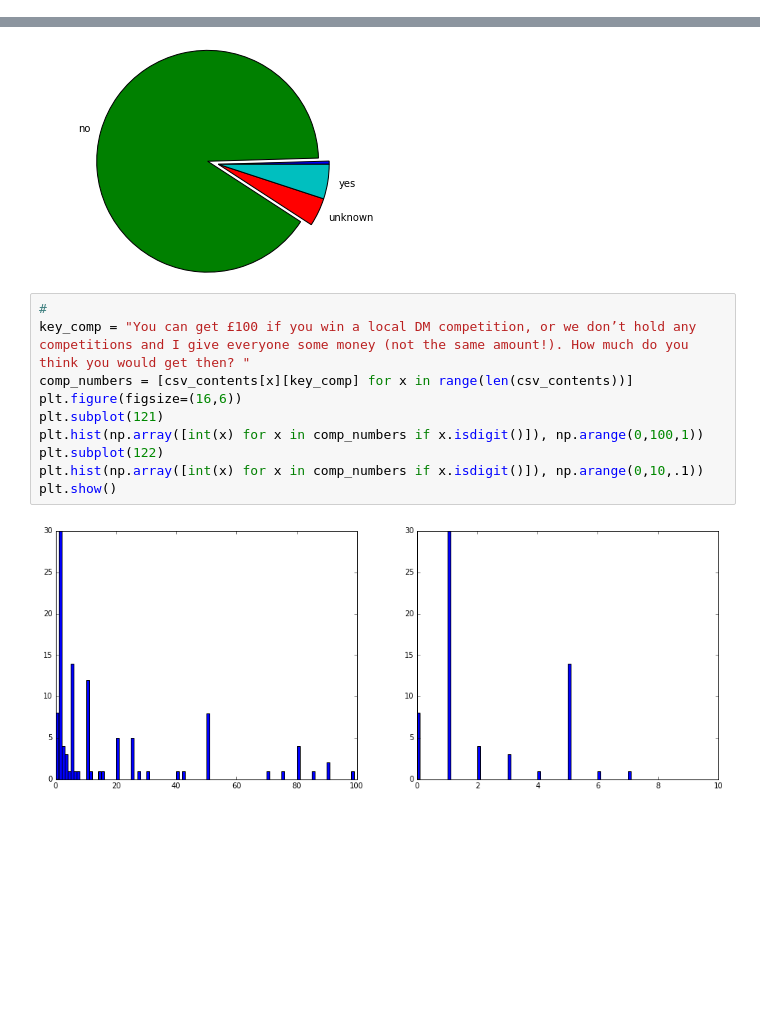
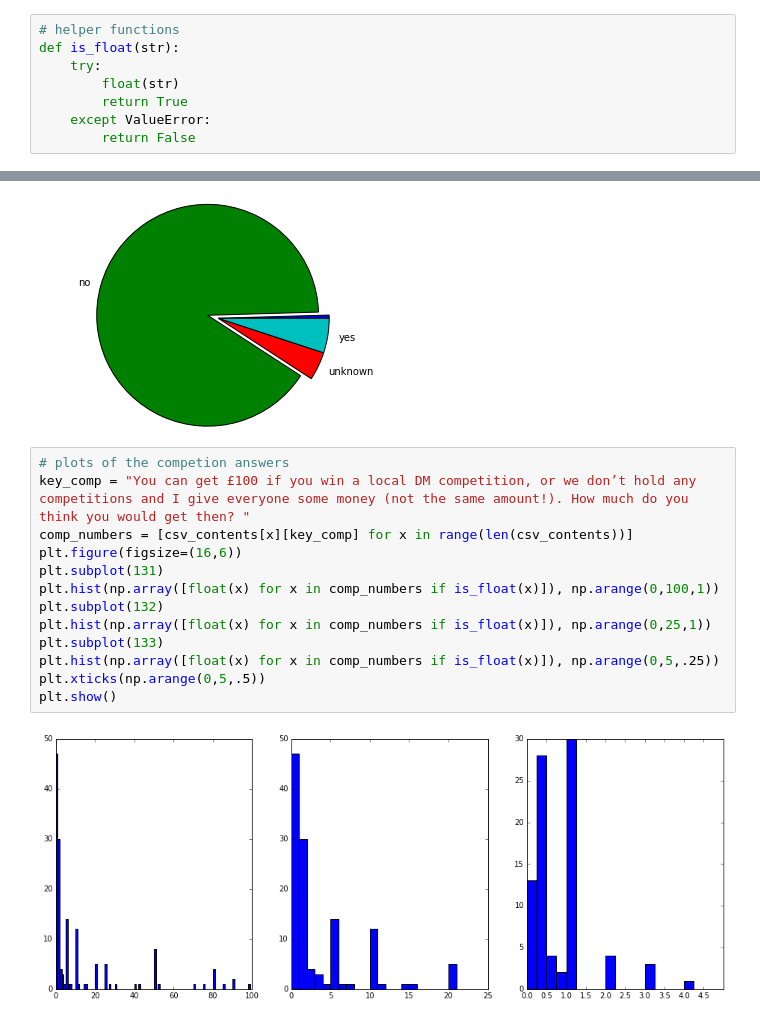
Before and after one commit to PimDijt/DMT, a Jupyter notebook: assignments/assignment1/ass1_rick.ipynb, the cells around one changed output, grey strips where cells are left out. Saved outputs shown, nothing was run; the diff lists cells and outputs as text; blank space fills up the shorter version.

Commit message:
newest plots

```diff
--- a/assignments/assignment1/ass1_rick.ipynb
+++ b/assignments/assignment1/ass1_rick.ipynb
@@ -1,3 +5,11 @@
+# %%
+# helper functions
+def is_float(str):
+    try:
+        float(str)
+        return True
+    except ValueError:
+        return False
 # %%
 import csv
 
@@ -57,14 +66,17 @@ plt.show()
 # %% [output]
 [figure]
 # %%
-#
+# plots of the competion answers
 key_comp = "You can get £100 if you win a local DM competition, or we don’t hold any competitions and I give everyone some money (not the same amount!). How much do you think you would get then? "
 comp_numbers = [csv_contents[x][key_comp] for x in range(len(csv_contents))]
 plt.figure(figsize=(16,6))
-plt.subplot(121)
-plt.hist(np.array([int(x) for x in comp_numbers if x.isdigit()]), np.arange(0,100,1))
-plt.subplot(122)
-plt.hist(np.array([int(x) for x in comp_numbers if x.isdigit()]), np.arange(0,10,.1))
+plt.subplot(131)
+plt.hist(np.array([float(x) for x in comp_numbers if is_float(x)]), np.arange(0,100,1))
+plt.subplot(132)
+plt.hist(np.array([float(x) for x in comp_numbers if is_float(x)]), np.arange(0,25,1))
+plt.subplot(133)
+plt.hist(np.array([float(x) for x in comp_numbers if is_float(x)]), np.arange(0,5,.25))
+plt.xticks(np.arange(0,5,.5))
 plt.show()
 # %% [output]
-[figure, old version]
+[figure, new version]
```
Also changed, not shown: parts of 3 cells of this notebook.
